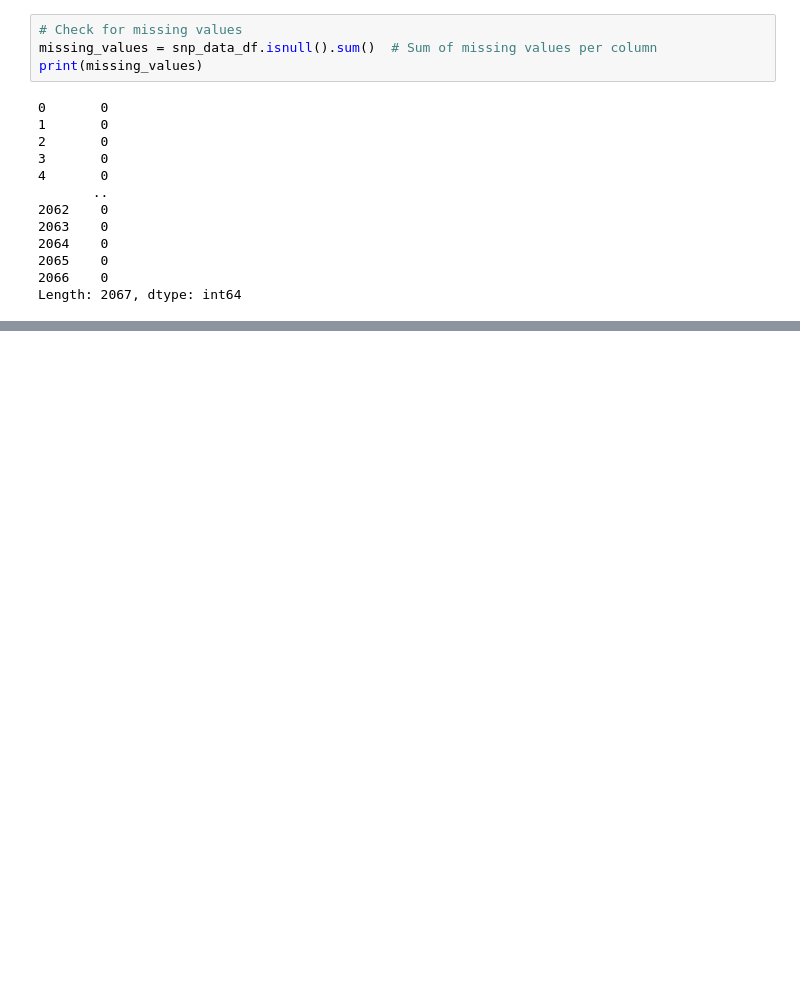
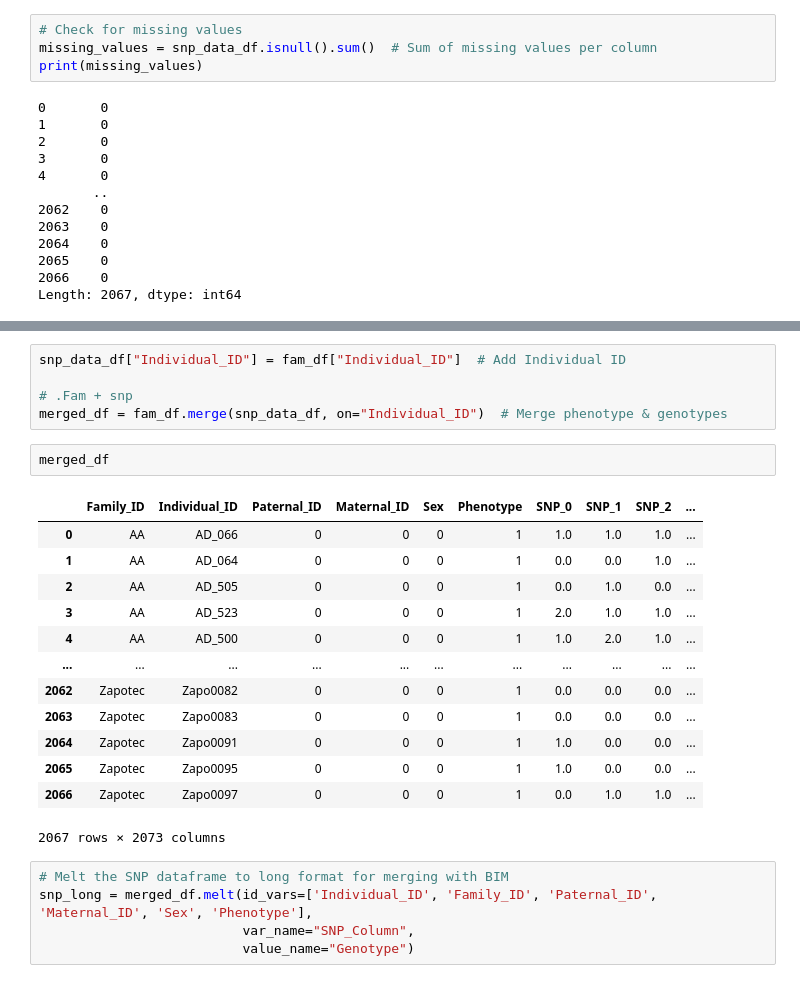
Before and after one commit to r-bashir/GenomeDiffusion, a Jupyter notebook: SNP.ipynb, the cells around one changed output, grey strips where cells are left out. Cells and saved outputs as stored; diff of their text form; blank space fills up the shorter version.

```diff
--- a/SNP.ipynb
+++ b/SNP.ipynb
@@ -341,0 +306,26 @@ plt.show()
+# %%
+snp_data_df["Individual_ID"] = fam_df["Individual_ID"]  # Add Individual ID
+
+# .Fam + snp
+merged_df = fam_df.merge(snp_data_df, on="Individual_ID")  # Merge phenotype & genotypes
+# %%
+merged_df
+# %% [output]
+|  | Family_ID | Individual_ID | Paternal_ID | Maternal_ID | Sex | Phenotype | SNP_0 | SNP_1 | SNP_2 | ... |
+| 0 | AA | AD_066 | 0 | 0 | 0 | 1 | 1.0 | 1.0 | 1.0 | ... |
+| 1 | AA | AD_064 | 0 | 0 | 0 | 1 | 0.0 | 0.0 | 1.0 | ... |
+| 2 | AA | AD_505 | 0 | 0 | 0 | 1 | 0.0 | 1.0 | 0.0 | ... |
+| 3 | AA | AD_523 | 0 | 0 | 0 | 1 | 2.0 | 1.0 | 1.0 | ... |
+| 4 | AA | AD_500 | 0 | 0 | 0 | 1 | 1.0 | 2.0 | 1.0 | ... |
+| ... | ... | ... | ... | ... | ... | ... | ... | ... | ... | ... |
+| 2062 | Zapotec | Zapo0082 | 0 | 0 | 0 | 1 | 0.0 | 0.0 | 0.0 | ... |
+| 2063 | Zapotec | Zapo0083 | 0 | 0 | 0 | 1 | 0.0 | 0.0 | 0.0 | ... |
+| 2064 | Zapotec | Zapo0091 | 0 | 0 | 0 | 1 | 1.0 | 0.0 | 0.0 | ... |
+| 2065 | Zapotec | Zapo0095 | 0 | 0 | 0 | 1 | 1.0 | 0.0 | 0.0 | ... |
+| 2066 | Zapotec | Zapo0097 | 0 | 0 | 0 | 1 | 0.0 | 1.0 | 1.0 | ... |
+2067 rows × 2073 columns
+# %%
+# Melt the SNP dataframe to long format for merging with BIM
+snp_long = merged_df.melt(id_vars=['Individual_ID', 'Family_ID', 'Paternal_ID', 'Maternal_ID', 'Sex', 'Phenotype'],
+                          var_name="SNP_Column",
+                          value_name="Genotype")
```
Also changed, not shown: parts of 30 cells of this notebook.
